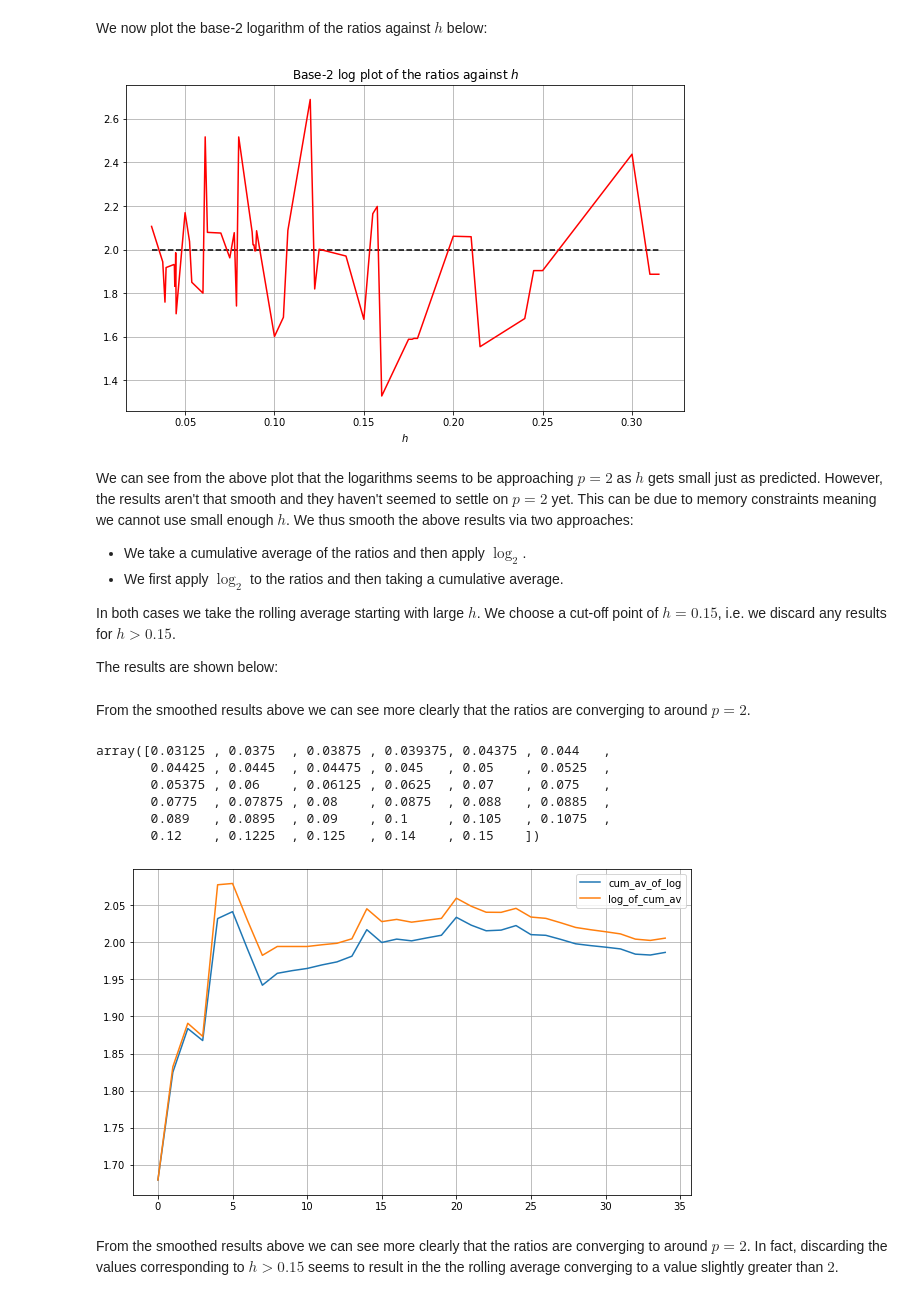
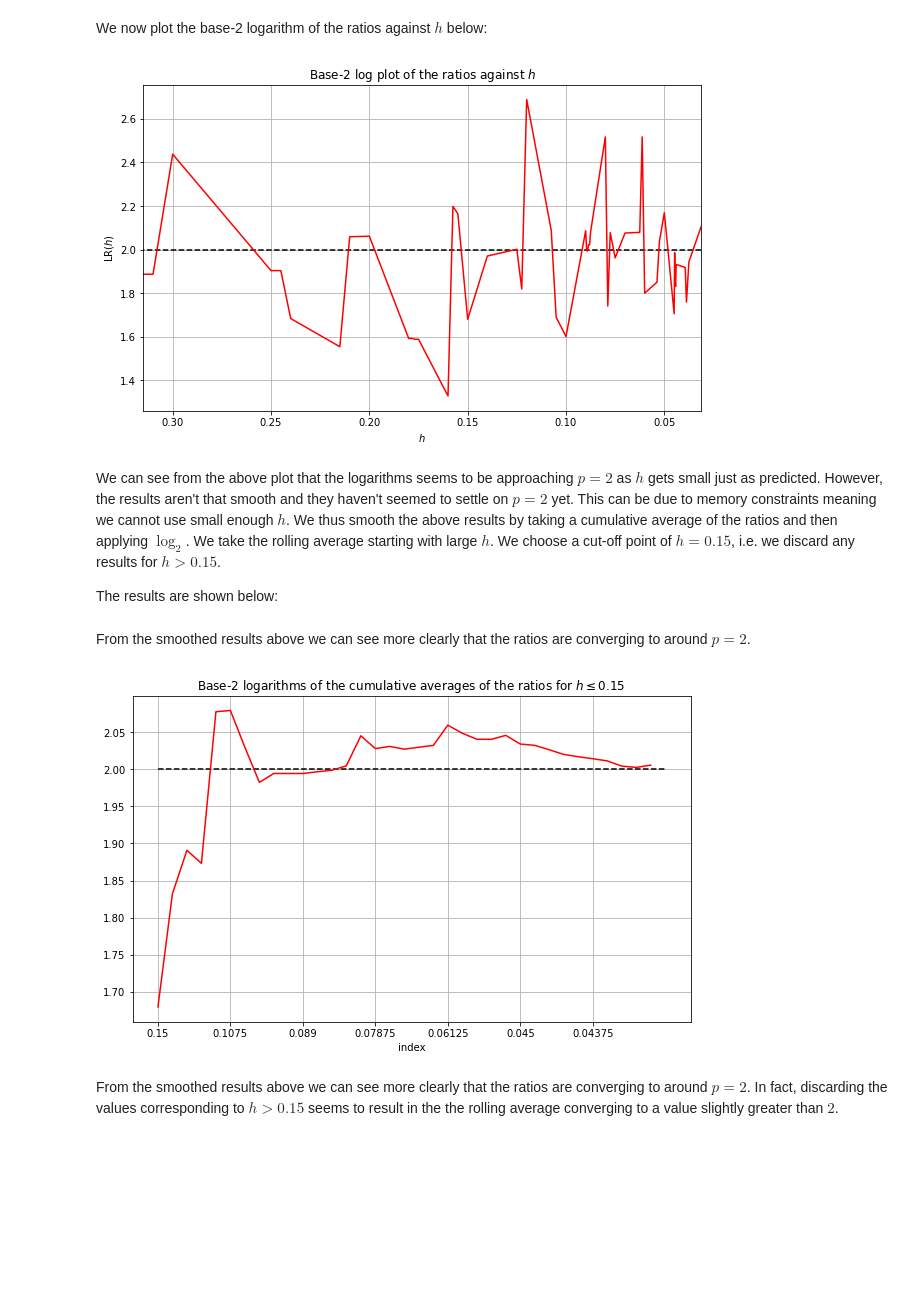
Before and after one commit to YanniPapandreou/statFEM, a Jupyter notebook: 05_twoDim_posterior_results.ipynb, the cells around one changed output. Saved outputs shown, nothing was run; the diff lists cells and outputs as text; code cells hidden in the pictures; blank space fills up the shorter version.

Commit message:
changed figures and started cleaning up code

```diff
--- a/05_twoDim_posterior_results.ipynb
+++ b/05_twoDim_posterior_results.ipynb
@@ -109,0 +84,4 @@ def fem_posterior(h,f_bar,k_f,ϵ,Y,v_dat,grid):
+# %%
+h = 0.05
+μ_prior, Σ_prior = fem_prior(h,f_bar,k_f,grid)
+μ_posterior, Σ_posterior = fem_posterior(h,f_bar,k_f,ϵ,Y,v_dat,grid)
@@ -213,52 +239,38 @@ We now plot the base-2 logarithm of the ratios against $h$ below:
 #hide_input
 plt.plot(hs,np.log2(es),c='r')
 plt.xlabel('$h$')
+plt.ylabel('$\operatorname{LR}(h)$')
 plt.title('Base-2 log plot of the ratios against $h$')
 plt.hlines(2.0,hs[0],hs[-1],colors='black',linestyles='--')
+plt.xlim(hs[-1],hs[0])
 plt.grid()
-#plt.savefig('2D_posterior_results.png',dpi=300,bbox_inches='tight',facecolor='w')
+plt.savefig('2D_posterior_results.png',dpi=300,bbox_inches='tight',facecolor='w')
 plt.show()
 # %% [output]
-[figure, old version]
+[figure, new version]
-# %% [markdown]
-We can see from the above plot that the logarithms seems to be approaching $p=2$ as $h$ gets small just as predicted. However, the results aren't that smooth and they haven't seemed to settle on $p=2$ yet. This can be due to memory constraints meaning we cannot use small enough $h$. We thus smooth the above results via two approaches:
-
-- We take a cumulative average of the ratios and then apply $\log_2$.
-- We first apply $\log_2$ to the ratios and then taking a cumulative average.
-
-In both cases we take the rolling average starting with large $h$. We choose a cut-off point of $h=0.15$, i.e. we discard any results for $h>0.15$.
-
-The results are shown below:
+# %% [markdown]
+We can see from the above plot that the logarithms seems to be approaching $p=2$ as $h$ gets small just as predicted. However, the results aren't that smooth and they haven't seemed to settle on $p=2$ yet. This can be due to memory constraints meaning we cannot use small enough $h$. We thus smooth the above results by taking a cumulative average of the ratios and then applying $\log_2$. We take the rolling average starting with large $h$. We choose a cut-off point of $h=0.15$, i.e. we discard any results for $h>0.15$.
+
+The results are shown below:
 # %% [markdown]
 From the smoothed results above we can see more clearly that the ratios are converging to around $p=2$.
-# %%
-hs[:-18]
-# %% [output]
-array([0.03125 , 0.0375  , 0.03875 , 0.039375, 0.04375 , 0.044   ,
-       0.04425 , 0.0445  , 0.04475 , 0.045   , 0.05    , 0.0525  ,
-       0.05375 , 0.06    , 0.06125 , 0.0625  , 0.07    , 0.075   ,
-       0.0775  , 0.07875 , 0.08    , 0.0875  , 0.088   , 0.0885  ,
-       0.089   , 0.0895  , 0.09    , 0.1     , 0.105   , 0.1075  ,
-       0.12    , 0.1225  , 0.125   , 0.14    , 0.15    ])
 # %%
 #hide_input
 # get the cumulative average of es:
 i = -18
 es_trimmed = es[:i]
-es_av = np.cumsum(np.log2(es_trimmed[::-1]))/np.arange(1,len(es_trimmed)+1)
-es_av_1 = np.log2(np.cumsum(es_trimmed[::-1])/np.arange(1,len(es_trimmed)+1))
-plt.plot(es_av,label='cum_av_of_log')
-plt.plot(es_av_1,label='log_of_cum_av')
-#plt.plot(es_av_1,c='r')
-#plt.hlines(2.0,0,len(es_av_1),colors='black',linestyles='--')
-#plt.ylim((1.8,2.1))
-#plt.xlabel('index')
-plt.legend()
-#plt.title('Base-2 logarithms of the cumulative averages of the ratios for $h\leq 0.15$')
+HS = hs[:i]
+pos = np.arange(0,35,step=5)
+es_av = np.log2(np.cumsum(es_trimmed[::-1])/np.arange(1,len(es_trimmed)+1))
+plt.plot(es_av,c='r')
+plt.hlines(2.0,0,len(es_av),colors='black',linestyles='--')
+plt.xticks(pos,HS[::-1][pos])
+plt.xlabel('index')
+plt.title('Base-2 logarithms of the cumulative averages of the ratios for $h\leq 0.15$')
 plt.grid()
-#plt.savefig('2D_posterior_results_smoothed.png',dpi=300,bbox_inches='tight',facecolor='w')
+plt.savefig('2D_posterior_results_smoothed.png',dpi=300,bbox_inches='tight',facecolor='w')
 plt.show()
 # %% [output]
-[figure, old version]
+[figure, new version]
 # %% [markdown]
 From the smoothed results above we can see more clearly that the ratios are converging to around $p=2$. In fact, discarding the values corresponding to $h>0.15$ seems to result in the the rolling average converging to a value slightly greater than $2$.
```
Also changed, not shown: parts of 21 cells of this notebook, 26 other files.
